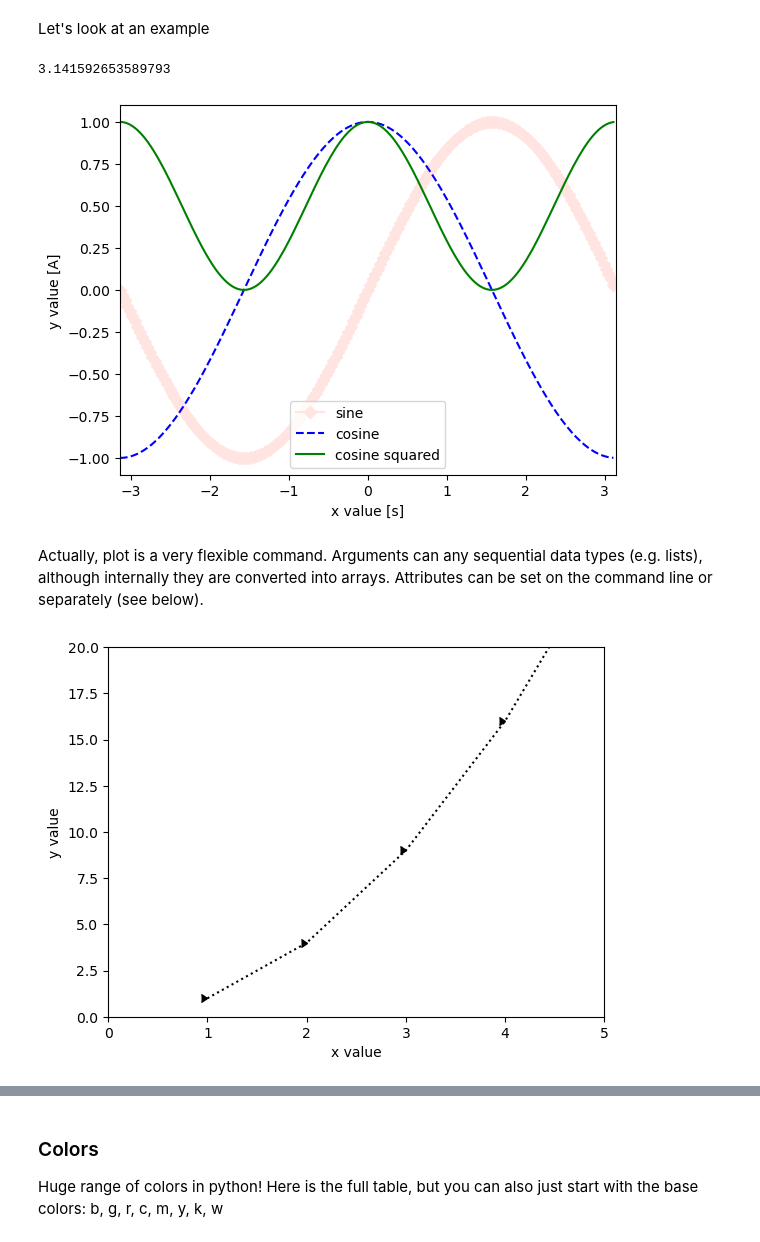
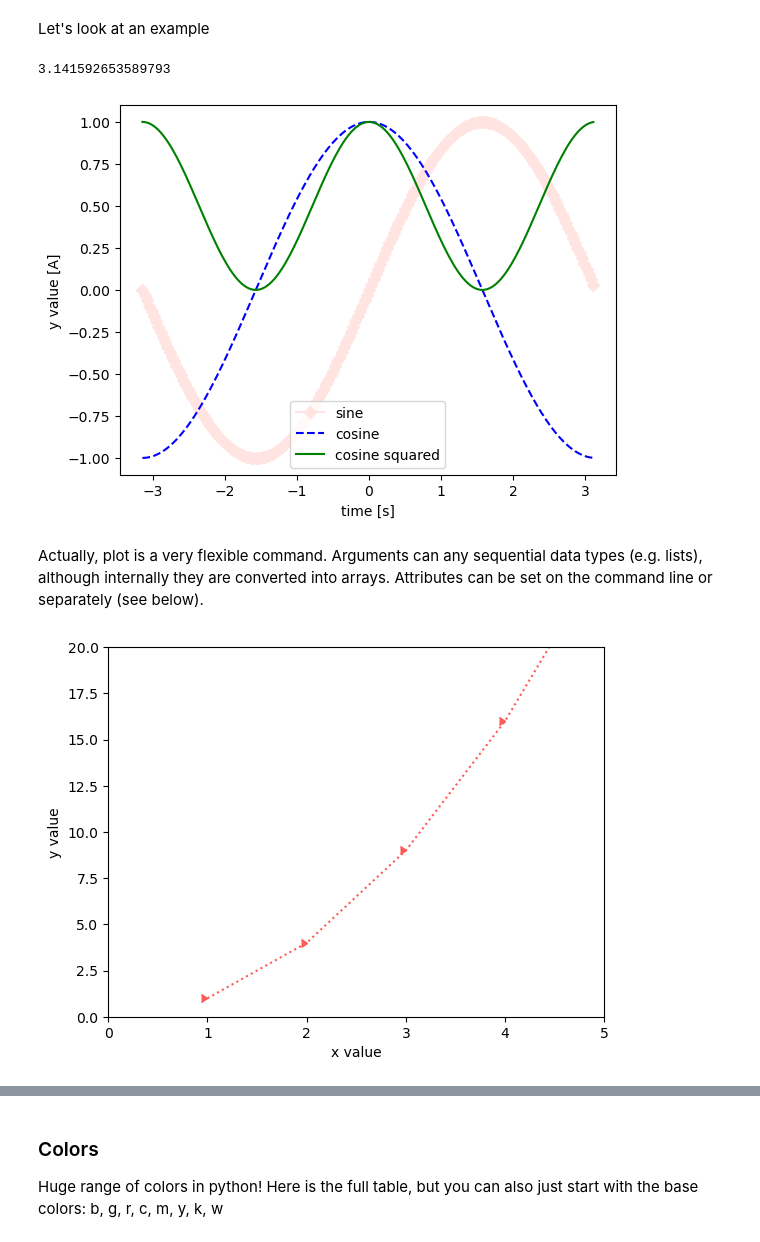
Before and after one commit to ds-connectors/Physics-88-SP24, a Jupyter notebook: Week05/Lecture04.ipynb, the cells around one changed output, grey strips where cells are left out. Cells and saved outputs as stored; diff of their text form; code cells hidden in the pictures.

```diff
--- a/Week05/Lecture04.ipynb
+++ b/Week05/Lecture04.ipynb
@@ -290,34 +324,34 @@ Let's look at an example
 # %%
 from pylab import * # import all functions from numpy and matplotlib. Beware ! Overloads functions like sqrt, sin
 import numpy as np
 
 # make plots inline (so that the plots appear). This is the default for datahub, but useful to keep for compatibility
 %matplotlib inline
 print(pi)
 x = np.arange(-pi, pi, pi/100)   # create an array of x values
 #print(x)
 plot(x, sin(x), color = 'mistyrose', marker='D', label='sine' )   # plot sin(x) in a rose color
 plot(x, cos(x), '--',color='blue', label='cosine' ) # plot cos(x) in a green, dashed line
 plot(x, cos(x)**2, '-',color='green', label='cosine squared' ) # plot cos(x) in a green, dashed line
-xlabel('x value [s]' )
+xlabel('time [s]' )
 ylabel('y value [A]' )
-xlim(-pi, pi)
-#ylim(-10, 10)
+#xlim(-pi/2, pi/2)
+#ylim(-0.5, 0.5)
 legend(loc='best')
 show()
 # %% [output]
 3.141592653589793
-[figure, old version]
+[figure, new version]
 # %% [markdown]
 Actually, plot is a very flexible command. Arguments can any sequential data types (e.g. lists), although internally they are converted into arrays. Attributes can be set on the command line or separately (see below).
 # %%
-plot([1,2,3,4,5], [1,4,9,16,25],':',marker=5, color='black')
+plot([1,2,3,4,5], [1,4,9,16,25],':',marker=5, color='xkcd:grapefruit')
 axis([0, 5, 0, 20])
 xlabel('x value' )
 ylabel('y value' )
 show()
 # %% [output]
-[figure, old version]
+[figure, new version]
 # %% [markdown]
 ### Line attributes
 
```
Also changed, not shown: parts of 10 cells of this notebook, 2 other files.
